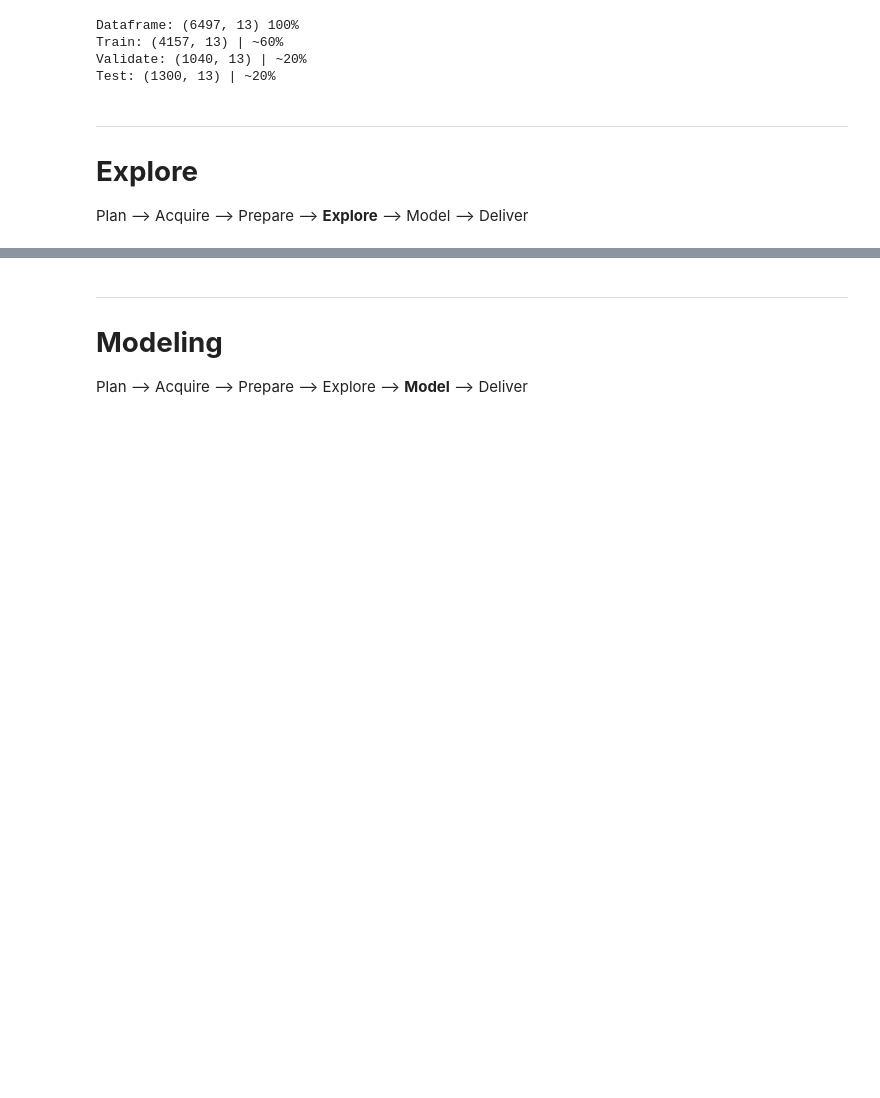
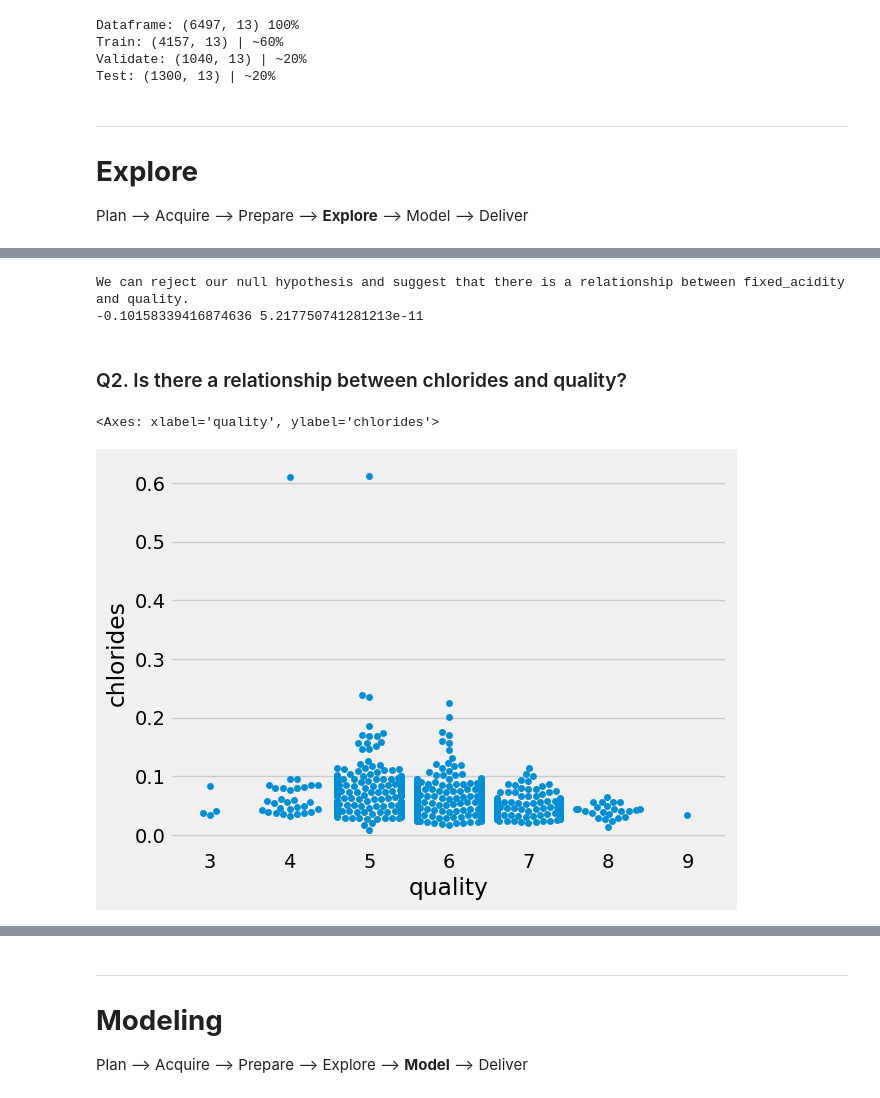
Before and after one commit to jeremiah-toribio/wine-clusters, a Jupyter notebook: Wine_Notebook.ipynb, the cells around one changed output, grey strips where cells are left out. Saved outputs shown, nothing was run; the diff lists cells and outputs as text; code cells hidden in the pictures; blank space fills up the shorter version.

```diff
--- a/Wine_Notebook.ipynb
+++ b/Wine_Notebook.ipynb
@@ -67,0 +120,22 @@ Plan --> Acquire --> Prepare --> **Explore** --> Model --> Deliver
+# %%
+# set alpha
+alpha = 0.05
+
+r, p = stats.spearmanr(train.fixed_acidity, train.quality)
+
+if p < alpha:
+    print('We can reject our null hypothesis and suggest that there is a relationship between fixed_acidity and quality.')
+    print(r, p)
+else:
+    print('We fail to reject the null hypothesis')
+    print(r, p)
+# %% [output]
+We can reject our null hypothesis and suggest that there is a relationship between fixed_acidity and quality.
+-0.10158339416874636 5.217750741281213e-11
+# %% [markdown]
+### Q2. Is there a relationship between chlorides and quality?
+# %%
+sns.swarmplot(data=train.sample(1000), y='chlorides', x='quality')
+# %% [output]
+<Axes: xlabel='quality', ylabel='chlorides'>
+[figure, added]
```
Also changed, not shown: parts of 54 cells of this notebook.
